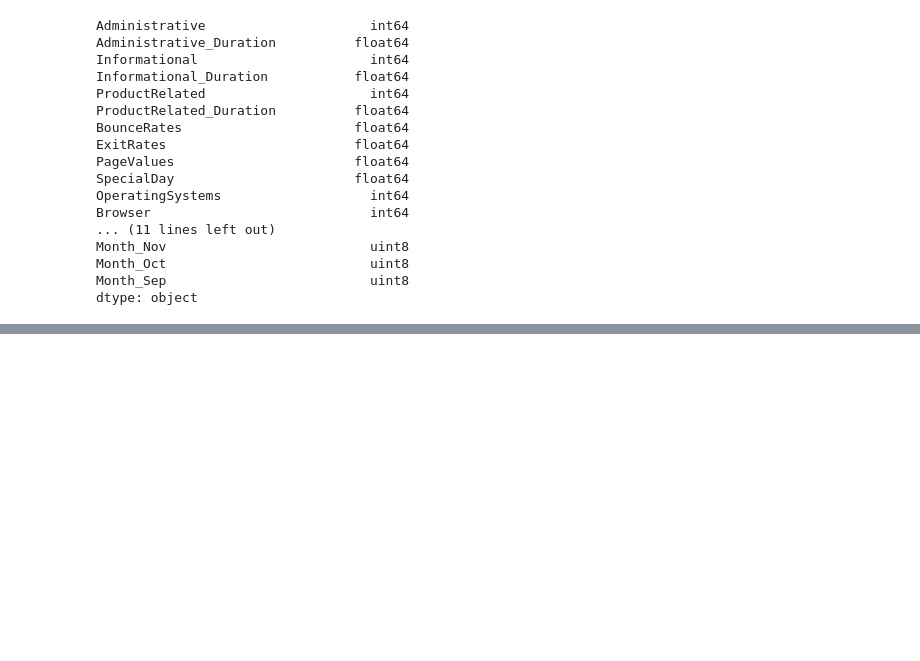
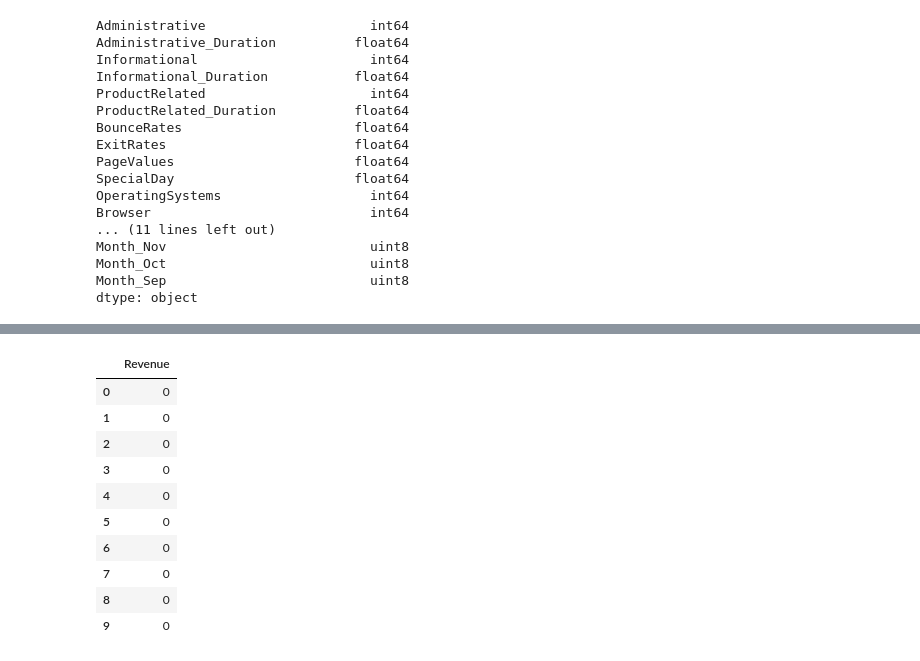
Before and after one commit to GauravPandey21/the_deep_learning_with_keras_workshop, a Jupyter notebook: Chapter1/Exercise-2.ipynb, the cells around one changed output, grey strips where cells are left out. Cells and saved outputs as stored; diff of their text form; code cells hidden in the pictures; blank space fills up the shorter version.

```diff
--- a/Chapter1/Exercise-2.ipynb
+++ b/Chapter1/Exercise-2.ipynb
@@ -139,0 +157,16 @@ dtype: object
+# %%
+target['Revenue'] =  target['Revenue'].apply(lambda row: 1 if row==True else 0)
+# %%
+target.head(10)
+# %% [output]
+|  | Revenue |
+| 0 | 0 |
+| 1 | 0 |
+| 2 | 0 |
+| 3 | 0 |
+| 4 | 0 |
+| 5 | 0 |
+| 6 | 0 |
+| 7 | 0 |
+| 8 | 0 |
+| 9 | 0 |
```
Also changed, not shown: parts of 3 cells of this notebook.
